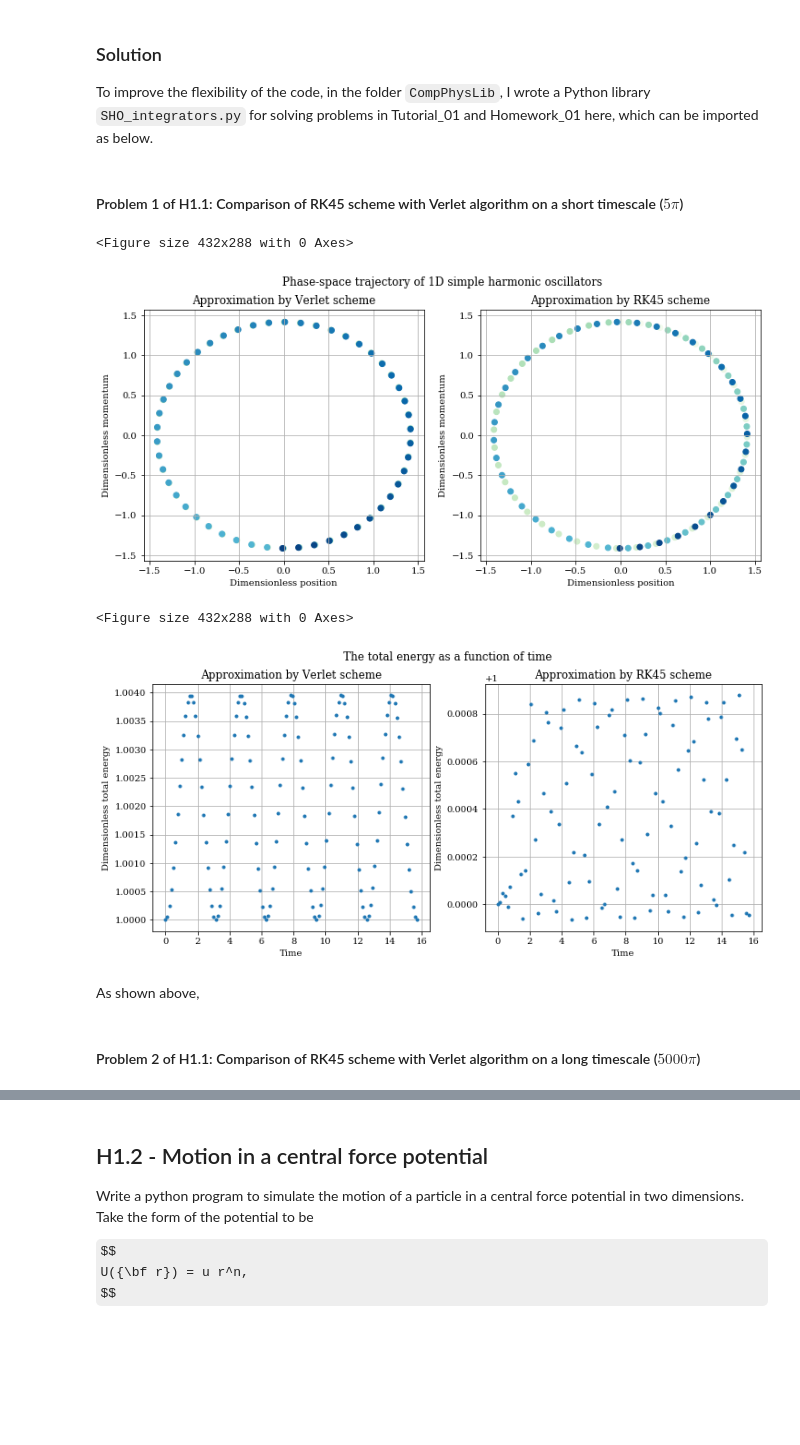
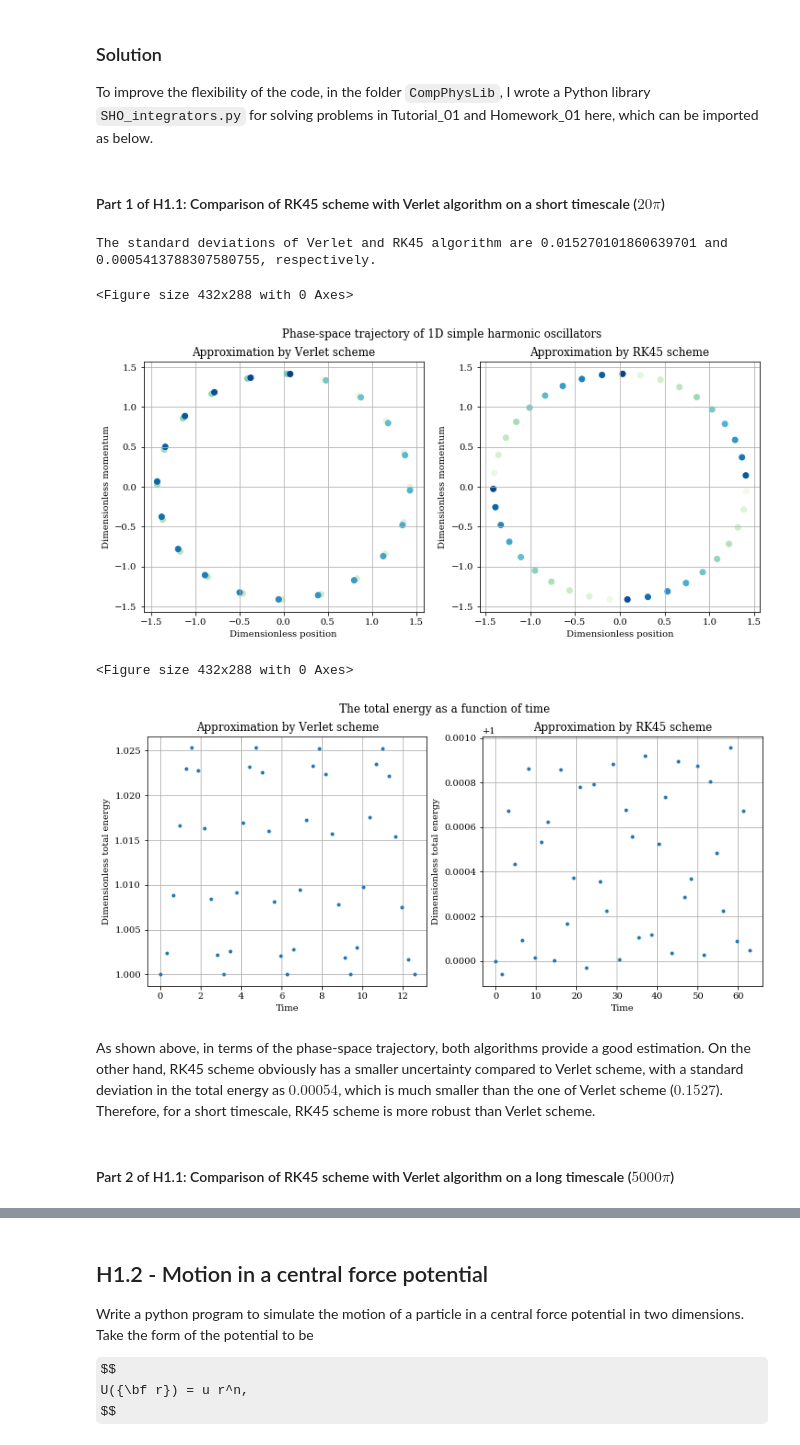
Before and after one commit to wehs7661/CompPhys, a Jupyter notebook: Homework/Homework_01.ipynb, the cells around one changed output, grey strips where cells are left out. Saved outputs shown, nothing was run; the diff lists cells and outputs as text; code cells hidden in the pictures; some formulas as TeX source; blank space fills up the shorter version.

```diff
--- a/Homework/Homework_01.ipynb
+++ b/Homework/Homework_01.ipynb
@@ -32,40 +33,46 @@ from scipy.integrate import solve_ivp
 # %% [markdown]
-#### Problem 1 of H1.1: Comparison of RK45 scheme with Verlet algorithm on a short timescale ($5 \pi$)
+#### Part 1 of H1.1: Comparison of RK45 scheme with Verlet algorithm on a short timescale ($20 \pi$)
 # %%
 def SHO(t, z):
     x, p = z          # z: vector of the state variable
     return [p, -x]    # dx/dt = p, dp/dx = -x
 
 def RK45_Verlet(t_final):
-    t = np.linspace(0, t_final, 100)  # range of time to integrate
+    n = int(t_final / (0.5 * np.pi))   # number of data pionts
+    t = np.linspace(0, t_final, n)     # range of time to integrate
     x_0, p_0 = 0, np.sqrt(2)
 
     # solve_ivp(func, t_span, y0, ...)
     sol = solve_ivp(SHO, [0, t_final], [x_0, p_0], dense_output=True)
     z = sol.sol(t)   # x(t) = z[0], p(t) = z[1]
     x_rk45, p_rk45 = z[0], z[1]
 
     # RK45
     SI = SHO_integrators()
     RK45 = SI.integrators(integrator='RK45', dt=t[-1] - t[-2], n=len(t))
     RK45.x_approx, RK45.p_approx = z[0], z[1]
+    RK45.E = 0.5 * np.power(RK45.x_approx, 2) + 0.5 * np.power(RK45.p_approx, 2)
+    RK45.RMSD = np.sqrt((1/len(RK45.E) * np.sum(np.power(RK45.E - 1, 2))))
 
     # Verlet
     SI = SHO_integrators()
-    verlet = SI.integrators(integrator='Verlet',  n=125)
+    verlet = SI.integrators(integrator='Verlet', n=n, dt=0.1*np.pi)
 
     SI.SHO_plots_compare(verlet, RK45, False)
 
-RK45_Verlet(5 * np.pi)
+    print('The standard deviations of Verlet and RK45 algorithm are %s and %s, respectively.' %(verlet.RMSD, RK45.RMSD))
+
+RK45_Verlet(20 * np.pi)
 # %% [output]
-<Figure size 432x288 with 0 Axes>
+The standard deviations of Verlet and RK45 algorithm are 0.015270101860639701 and 0.0005413788307580755, respectively.
+<Figure size 432x288 with 0 Axes>
-[figure, old version]
+[figure, new version]
-<Figure size 432x288 with 0 Axes>
+<Figure size 432x288 with 0 Axes>
-[figure, old version]
+[figure, new version]
-# %% [markdown]
-As shown above,
+# %% [markdown]
+As shown above, in terms of the phase-space trajectory, both algorithms provide a good estimation. On the other hand, RK45 scheme obviously has a smaller uncertainty compared to Verlet scheme, with a standard deviation in the total energy as $0.00054$, which is much smaller than the one of Verlet scheme ($0.1527$). Therefore, for a short timescale, RK45 scheme is more robust than Verlet scheme.
 # %% [markdown]
-#### Problem 2 of H1.1: Comparison of RK45 scheme with Verlet algorithm on a long timescale ($5000 \pi$)
+#### Part 2 of H1.1: Comparison of RK45 scheme with Verlet algorithm on a long timescale ($5000 \pi$)
 # %%
 RK45_Verlet(5000 * np.pi)
 # %% [output]
```
Also changed, not shown: parts of 21 cells of this notebook, 1 other file.
